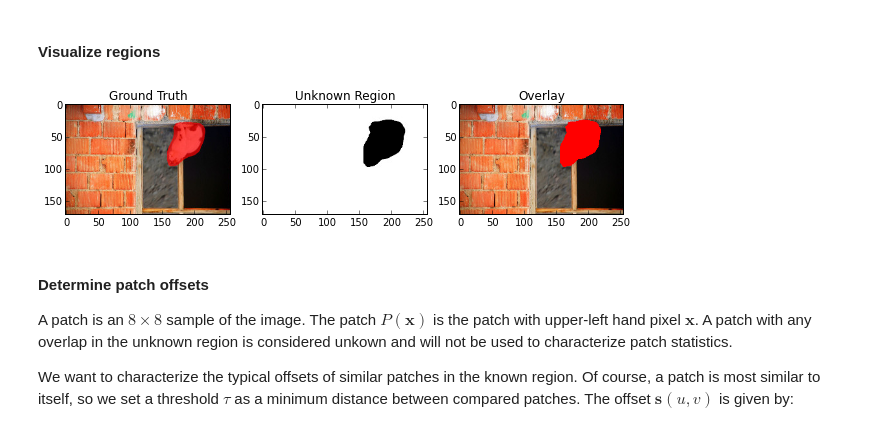
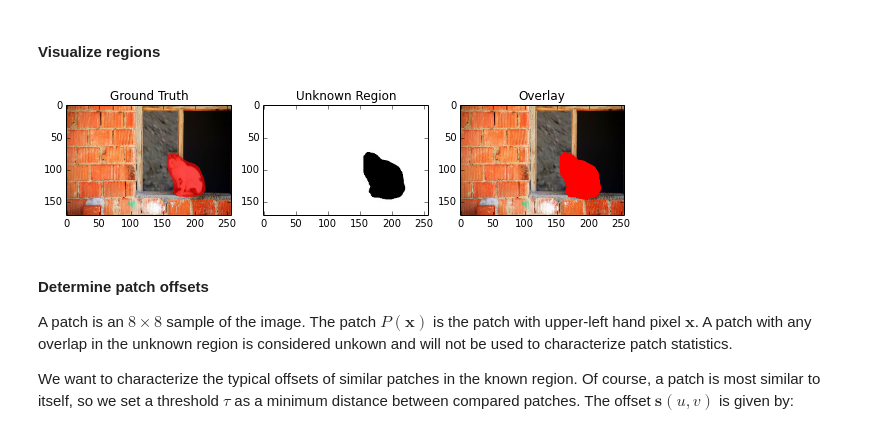
Before and after one commit to bachase/inpaint, a Jupyter notebook: pyinpaint.ipynb, the cells around one changed output. Saved outputs shown, nothing was run; the diff lists cells and outputs as text; code cells hidden in the pictures.

```diff
--- a/pyinpaint.ipynb
+++ b/pyinpaint.ipynb
@@ -26,27 +25,27 @@ Beware that a[m][n] means to index the m-th row and n-th column of the image.  B
 # %% [markdown]
 #### Visualize regions
 # %%
-groundTruth = imread("img/cat_input.jpeg")[::-1,:,:] # flip upside-down for debugging
-unknown = imread("img/cat_alpha.jpeg")[::-1,:]
+groundTruth = imread("img/cat_input.jpeg")
+unknown = imread("img/cat_alpha.jpeg")
 unknown[unknown < 100] = 0 # fix dithering
 unknownMask = unknown == 0
 knownMask = unknown != 0
 known = copy(groundTruth)
 known[unknownMask,:] = np.array([255,0,0])
 known = known.astype(np.float)/255.
 subplot(1,3,1)
 imshow(groundTruth)
 title('Ground Truth')
 subplot(1,3,2)
 imshow(unknown, cmap=pylab.gray())
 title('Unknown Region')
 subplot(1,3,3)
 imshow(known)
 title('Overlay')
 
 D = 8 # patch size
 # %% [output]
-[figure, old version]
+[figure, new version]
 # %% [markdown]
 #### Determine patch offsets
 
```
Also changed, not shown: parts of 20 cells of this notebook, 2 other files.
